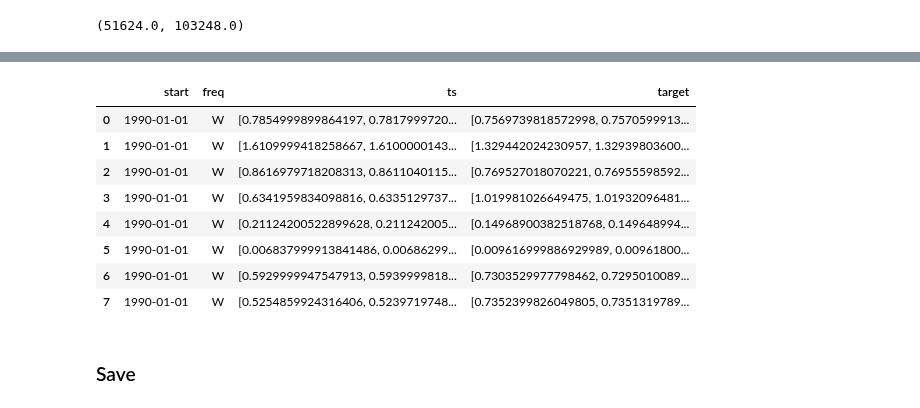
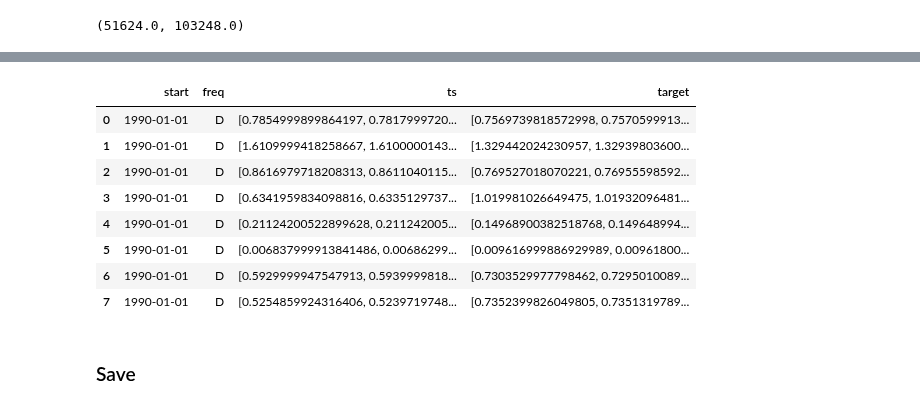
Before and after one commit to GiuliaGhisolfi/TSFM-ZeroShotEval, a Jupyter notebook: src/05_EDAChronosBenchmark.ipynb, the cells around one changed output, grey strips where cells are left out. Cells and saved outputs as stored; diff of their text form; code cells hidden in the pictures.

```diff
--- a/src/05_EDAChronosBenchmark.ipynb
+++ b/src/05_EDAChronosBenchmark.ipynb
@@ -314,23 +314,23 @@ ercot_final_df
 # %%
 exchange_rate_final_df = pd.DataFrame()
 
 exchange_rate_final_df["start"] = [x[0] for x in exchange_rate_df["timestamp"]]
-exchange_rate_final_df["freq"] = "W"
+exchange_rate_final_df["freq"] = "D"
 
 exchange_rate_final_df["ts"] = [x[:-120] for x in exchange_rate_df["target"]]
 exchange_rate_final_df["target"] = [x[-120:] for x in exchange_rate_df["target"]]
 
 exchange_rate_final_df
 # %% [output]
 |  | start | freq | ts | target |
-| 0 | 1990-01-01 | W | [0.7854999899864197, 0.7817999720... | [0.7569739818572998, 0.7570599913... |
-| 1 | 1990-01-01 | W | [1.6109999418258667, 1.6100000143... | [1.329442024230957, 1.32939803600... |
-| 2 | 1990-01-01 | W | [0.8616979718208313, 0.8611040115... | [0.769527018070221, 0.76955598592... |
-| 3 | 1990-01-01 | W | [0.6341959834098816, 0.6335129737... | [1.019981026649475, 1.01932096481... |
-| 4 | 1990-01-01 | W | [0.21124200522899628, 0.211242005... | [0.14968900382518768, 0.149648994... |
-| 5 | 1990-01-01 | W | [0.006837999913841486, 0.00686299... | [0.009616999886929989, 0.00961800... |
-| 6 | 1990-01-01 | W | [0.5929999947547913, 0.5939999818... | [0.7303529977798462, 0.7295010089... |
-| 7 | 1990-01-01 | W | [0.5254859924316406, 0.5239719748... | [0.7352399826049805, 0.7351319789... |
+| 0 | 1990-01-01 | D | [0.7854999899864197, 0.7817999720... | [0.7569739818572998, 0.7570599913... |
+| 1 | 1990-01-01 | D | [1.6109999418258667, 1.6100000143... | [1.329442024230957, 1.32939803600... |
+| 2 | 1990-01-01 | D | [0.8616979718208313, 0.8611040115... | [0.769527018070221, 0.76955598592... |
+| 3 | 1990-01-01 | D | [0.6341959834098816, 0.6335129737... | [1.019981026649475, 1.01932096481... |
+| 4 | 1990-01-01 | D | [0.21124200522899628, 0.211242005... | [0.14968900382518768, 0.149648994... |
+| 5 | 1990-01-01 | D | [0.006837999913841486, 0.00686299... | [0.009616999886929989, 0.00961800... |
+| 6 | 1990-01-01 | D | [0.5929999947547913, 0.5939999818... | [0.7303529977798462, 0.7295010089... |
+| 7 | 1990-01-01 | D | [0.5254859924316406, 0.5239719748... | [0.7352399826049805, 0.7351319789... |
 # %% [markdown]
 ### Save
 # %%
```
Also changed, not shown: parts of 13 cells of this notebook, 7 other files.
